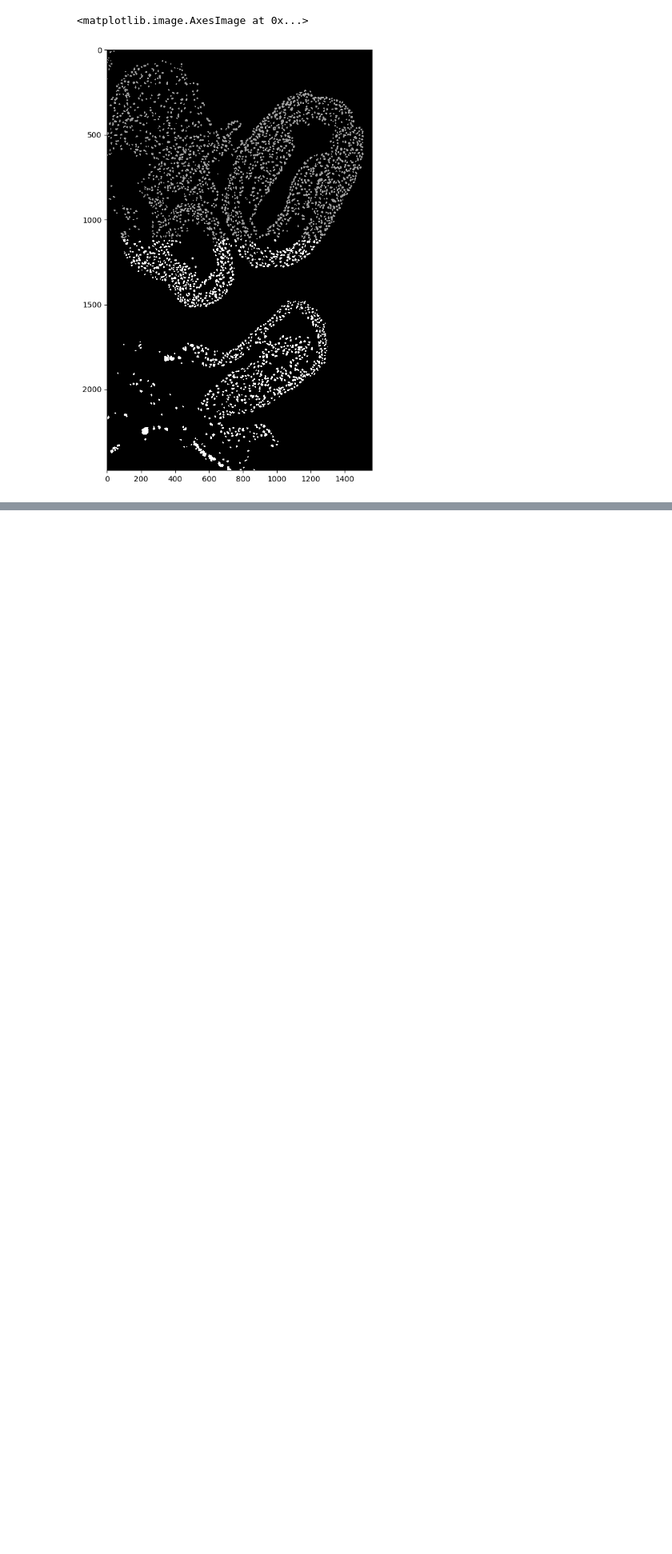
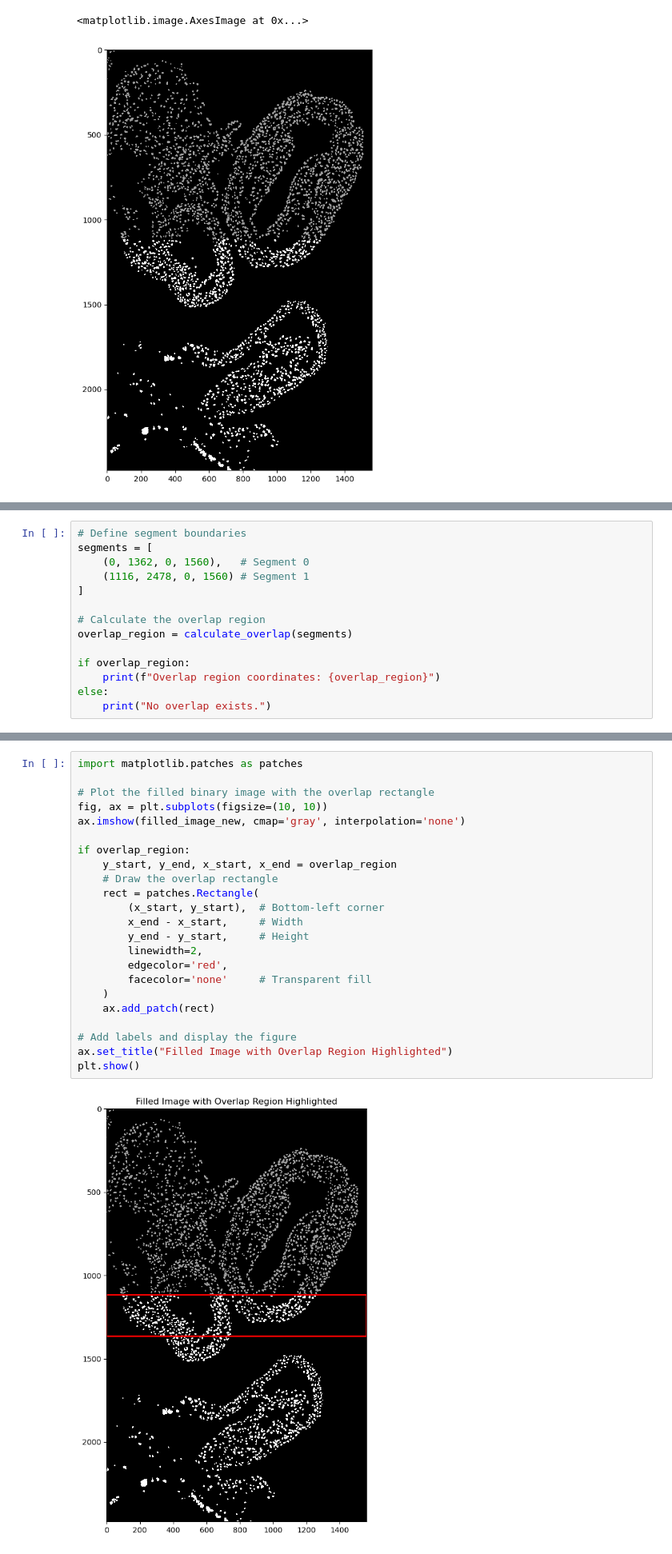
Before and after one commit to xiwang3236/Image_processing_tools, a Jupyter notebook: Solve_conflict.ipynb, the cells around one changed output, grey strips where cells are left out. Shown at 80% size. Saved outputs shown, nothing was run; the diff lists cells and outputs as text; blank space fills up the shorter version.

```diff
--- a/Solve_conflict.ipynb
+++ b/Solve_conflict.ipynb
@@ -120,0 +151,14 @@ ax.imshow(filled_image_new, cmap='gray', interpolation='none')
+# %%
+# Define segment boundaries
+segments = [
+    (0, 1362, 0, 1560),   # Segment 0
+    (1116, 2478, 0, 1560) # Segment 1
+]
+
+# Calculate the overlap region
+overlap_region = calculate_overlap(segments)
+
+if overlap_region:
+    print(f"Overlap region coordinates: {overlap_region}")
+else:
+    print("No overlap exists.")
@@ -121,3 +167,28 @@ ax.imshow(filled_image_new, cmap='gray', interpolation='none')
+# %%
+import matplotlib.patches as patches
+
+# Plot the filled binary image with the overlap rectangle
+fig, ax = plt.subplots(figsize=(10, 10))
+ax.imshow(filled_image_new, cmap='gray', interpolation='none')
+
+if overlap_region:
+    y_start, y_end, x_start, x_end = overlap_region
+    # Draw the overlap rectangle
+    rect = patches.Rectangle(
+        (x_start, y_start),  # Bottom-left corner
+        x_end - x_start,     # Width
+        y_end - y_start,     # Height
+        linewidth=2,
+        edgecolor='red',
+        facecolor='none'     # Transparent fill
+    )
+    ax.add_patch(rect)
+
+# Add labels and display the figure
+ax.set_title("Filled Image with Overlap Region Highlighted")
+plt.show()
+# %% [output]
+[figure, added]
 # %%
 import pandas as pd
 
```
Also changed, not shown: parts of 18 cells of this notebook.
